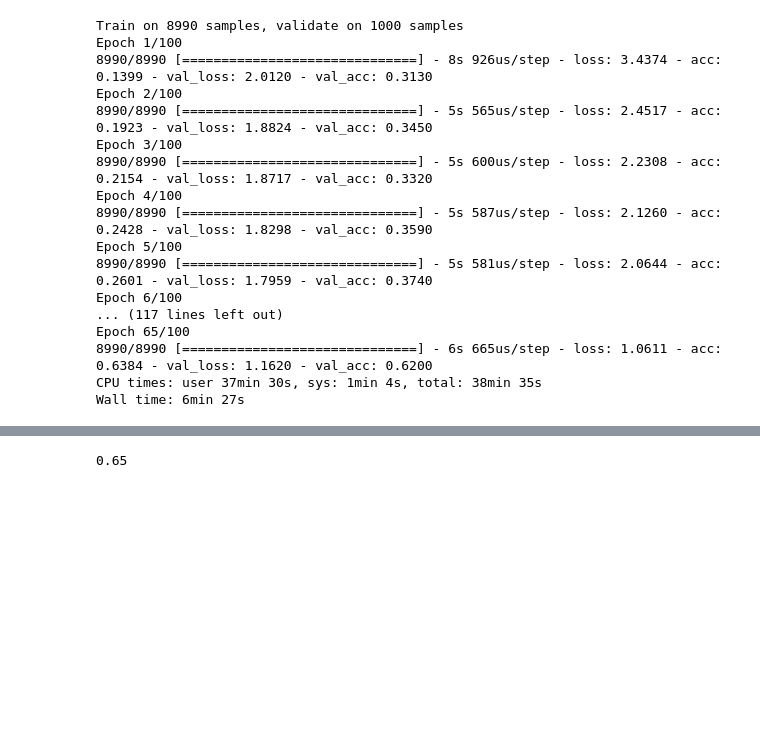
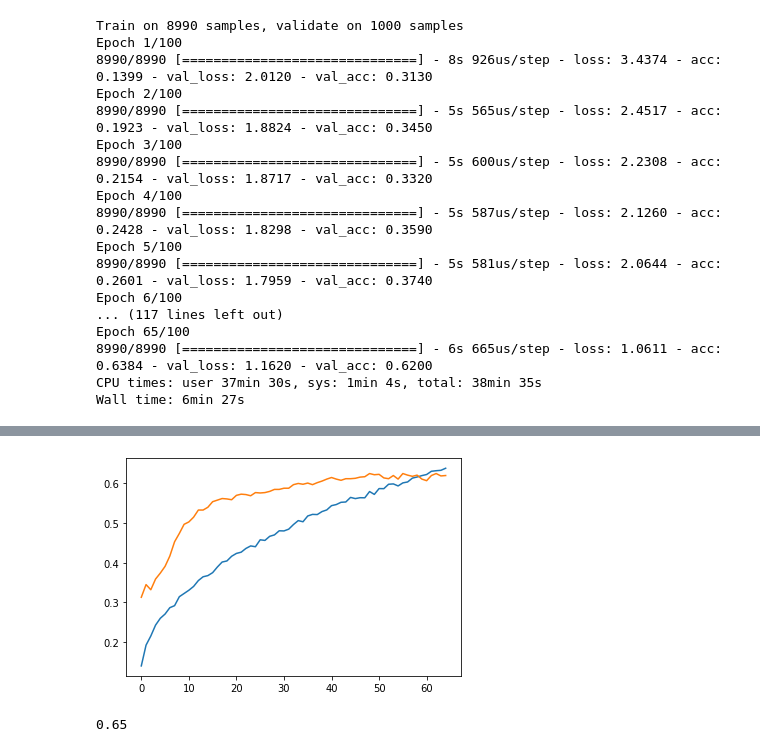
Before and after one commit to mrduhart/learn-deep-learning, a Jupyter notebook: 15.1 Song Classification.ipynb, the cells around one changed output, grey strips where cells are left out. Saved outputs shown, nothing was run; the diff lists cells and outputs as text; code cells hidden in the pictures; blank space fills up the shorter version.

```diff
--- a/15.1 Song Classification.ipynb
+++ b/15.1 Song Classification.ipynb
@@ -336 +349,8 @@ Wall time: 6min 27s
+# %%
+acc = history.history['acc']
+val_acc = history.history['val_acc']
+
+plt.plot(range(min(epochs, len(acc))), acc, val_acc);
+# %% [output]
+[figure, added]
 # %%
```
Also changed, not shown: parts of 5 cells of this notebook.
